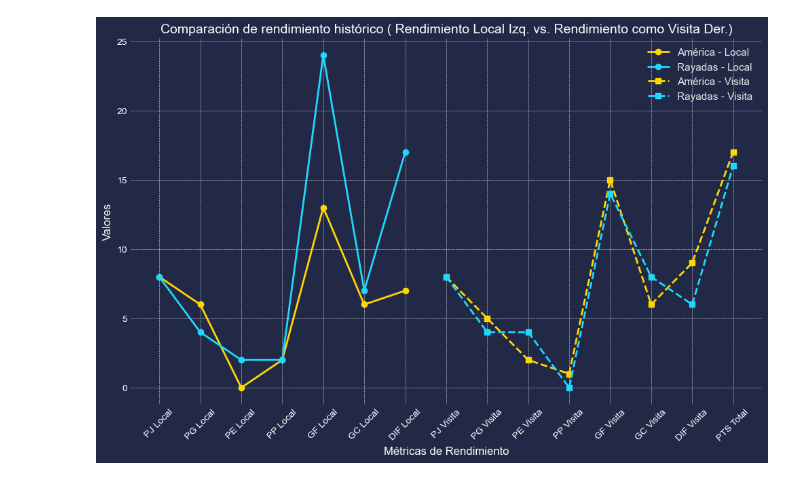
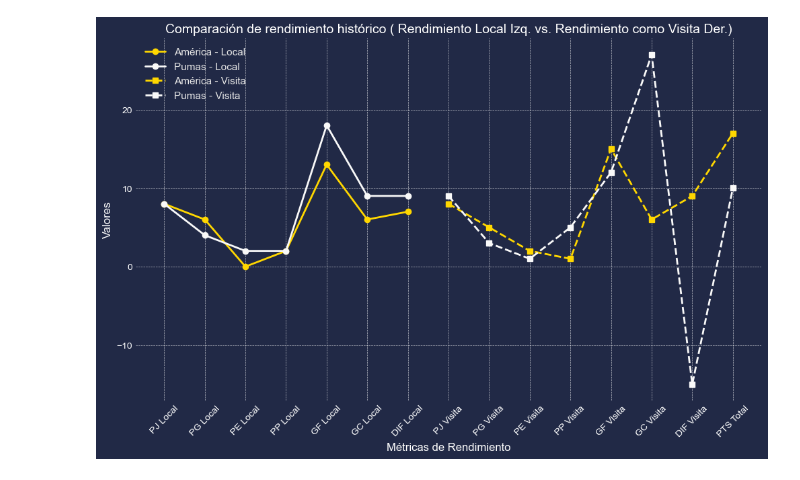
Before and after one commit to marioruizgonzalez/ML, a Jupyter notebook: grafica_encuentros_importantes.ipynb, the cells around one changed output. Drawn from its saved outputs; the diff is of its cells as text; code cells hidden in the pictures.

```diff
--- a/grafica_encuentros_importantes.ipynb
+++ b/grafica_encuentros_importantes.ipynb
@@ -149,7 +129,7 @@ DB_PARAMS = {
 }
 
 # Equipos a comparar
-equipos1 = "América-vs-Rayadas"
+equipos1 = "América-vs-Pumas"
 equipo1, equipo2 = equipos1.split("-vs-")
 
 # Consulta SQL para obtener datos históricos
@@ -202,33 +182,33 @@ labels = [
 ]
 
 # Extraer valores de cada equipo
 equipo1_values = [equipo1_data[col].values[0] for col in labels]
 equipo2_values = [equipo2_data[col].values[0] for col in labels]
 
 # Configurar el tema oscuro
 plt.style.use("cyberpunk")
 
 # Generar el gráfico
 plt.figure(figsize=(12, 7))
 
 # Graficar datos de local (línea sólida)
 plt.plot(labels[:7], equipo1_values[:7], marker="o", linestyle="-", color="#FFD700", linewidth=2, label=f"{equipo1} - Local")
-plt.plot(labels[:7], equipo2_values[:7], marker="o", linestyle="-", color="#20d8fd", linewidth=2, label=f"{equipo2} - Local")
+plt.plot(labels[:7], equipo2_values[:7], marker="o", linestyle="-", color="#f9f9f9", linewidth=2, label=f"{equipo2} - Local")
 
 # Graficar datos de visita (línea discontinua)
 plt.plot(labels[7:], equipo1_values[7:], marker="s", linestyle="--", color="#FFD700", linewidth=2, label=f"{equipo1} - Visita")
-plt.plot(labels[7:], equipo2_values[7:], marker="s", linestyle="--", color="#20d8fd", linewidth=2, label=f"{equipo2} - Visita")
+plt.plot(labels[7:], equipo2_values[7:], marker="s", linestyle="--", color="#f9f9f9", linewidth=2, label=f"{equipo2} - Visita")
 
 # Personalizar el gráfico
 plt.xlabel("Métricas de Rendimiento", color="white", fontsize=12)
 plt.ylabel("Valores", color="white", fontsize=12)
 plt.title("Comparación de rendimiento histórico ( Rendimiento Local Izq. vs. Rendimiento como Visita Der.)", color="white", fontsize=14)
 plt.legend(facecolor="blue", edgecolor="white", fontsize=11)
 plt.xticks(rotation=45, color="white")
 plt.yticks(color="white")
 plt.grid(True, linestyle="--", linewidth=0.5, alpha=0.7, color="white")
 
 # Mostrar gráfico
 plt.show()
 # %% [output]
-[figure, old version]
+[figure, new version]
```
Also changed, not shown: parts of 1 cell of this notebook.
